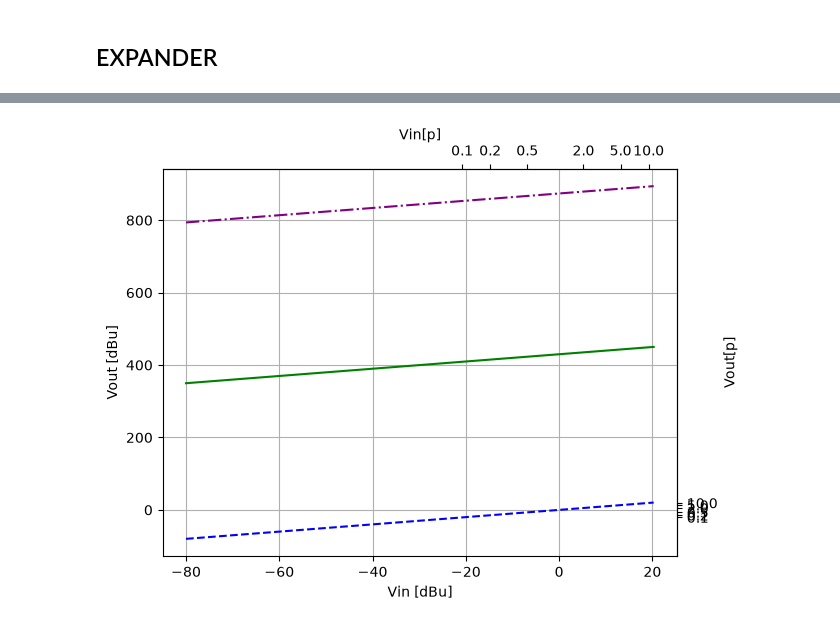
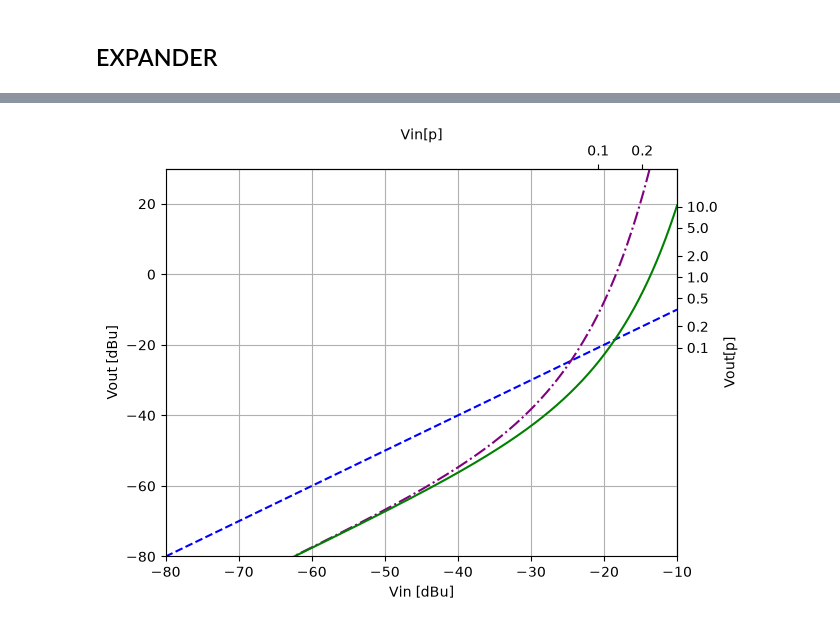
Before and after one commit to DeMarco/DMH-BBDelay, a Jupyter notebook: Simulations/tests.ipynb, the cells around one changed output, grey strips where cells are left out. Cells and saved outputs as stored; diff of their text form; code cells hidden in the pictures.

```diff
--- a/Simulations/tests.ipynb
+++ b/Simulations/tests.ipynb
@@ -165,49 +167,69 @@ plt.grid(which='both')
 # %% [markdown]
 ## EXPANDER
 # %%
-Vref = 0.5
+# Original resistors:
 
-Vout_o = Vin * (R2_o/R1_o)*(1/np.pow(10, 3*Vref))*np.pow(10, u_o)
+R1_o = 10000
+R2_o = 82000
+R3_o = 10000
+R4_o = 90900
+R5_o = 100000
+R6_o = 2 * R5_o
+R7_o = 200000
 
-Vout_n = Vin * (R2_n/R1_n)*(1/np.pow(10, 3*Vref))*np.pow(10, u_n)
+# New resistors
+
+R1_n = 20000
+R2_n = 164000
+R3_n = 10000
+R4_n = 90900
+R5_n = 100000
+R6_n = 2 * R5_n
+R7_n = 100000
+
+Vref = 0.6
+
+# Define Vin in RMS
+
+Vin = np.linspace(0.00007746,8,100000)
+#Vin = np.linspace(1,8,100000)
+
+# Calculate Vout in RMS with original resistors:
+
+u_o = (3/2)*(R7_o/R5_o)*(R4_o/R3_o)*(1/np.sqrt(2))
+
+print(u_o)
+
+# Calculate Vout in RMS with new resistors:
+
+u_n = (3/2)*(R7_n/R5_n)*(R4_n/R3_n)*(1/np.sqrt(2))
+
+Vin_dBu = rms2dBu(Vin)
+
+Vout_o = Vin * (R2_o/R1_o)*(1/np.pow(10, 3*Vref))*np.pow(10, u_o*Vin)
+
+Vout_n = Vin * (R2_n/R1_n)*(1/np.pow(10, 3*Vref))*np.pow(10, u_n*Vin)
 
 Vout_dBu_o = rms2dBu(Vout_o)
 Vout_dBu_n = rms2dBu(Vout_n)
 
 
-fig3, ax1 = plt.subplots(layout='constrained')
-#ax1 = fig3.add_subplot(1, 1, 1)
-ax1.plot(Vin_dBu, Vin_dBu, '--', color='blue')
-ax1.plot(Vin_dBu, Vout_dBu_o, '-.', color='purple')
-ax1.plot(Vin_dBu, Vout_dBu_n, '-', color='green')
-ax1.set_xlabel('Vin [dBu]')
-ax1.set_ylabel('Vout [dBu]')
+fig5, ax3 = plt.subplots(layout='constrained')
+ax3.plot(Vin_dBu, Vin_dBu, '--', color='blue')
+ax3.plot(Vin_dBu, Vout_dBu_o, '-.', color='purple')
+ax3.plot(Vin_dBu, Vout_dBu_n, '-', color='green')
+ax3.set_xlim(-80, -10)
+ax3.set_ylim(-80, 30)
+ax3.set_xlabel('Vin [dBu]')
+ax3.set_ylabel('Vout [dBu]')
 plt.grid(which='both')
 
 
-#secax1 = ax1.secondary_xaxis('top', functions=(dBu2rms, rms2dBu))
-secax1 = ax1.secondary_xaxis('top', functions=(dBu2Vp, Vp2dBu))
-secax1.set_xticks([0.1, 0.2, 0.5, 2, 5, 10])
-secax1.set_xlabel('Vin[p]')
-secax1 = ax1.secondary_yaxis('right', functions=(dBu2Vp, Vp2dBu))
-secax1.set_yticks([0.1, 0.2, 0.5, 2, 5, 10])
-secax1.set_ylabel('Vout[p]')
-
-fig4, ax2 = plt.subplots(layout='constrained')
-ax2.plot(Vin_dBu, Vin_dBu, '--', color='blue')
-ax2.plot(Vin_dBu, Vout_dBu_o, '-.', color='purple')
-ax2.plot(Vin_dBu, Vout_dBu_n, '-', color='green')
-ax2.set_xlabel('Vin [dBu]')
-ax2.set_ylabel('Vout [dBu]')
-ax2.set_xlim(-20,20)
-ax2.set_ylim(-20,20)
-
-#secax2 = ax2.secondary_xaxis('top', functions=(dBu2rms, rms2dBu))
-secax2 = ax2.secondary_xaxis('top', functions=(dBu2Vp, Vp2dBu))
-secax2.set_xticks([0.1, 0.2, 0.3, 0.5, 1, 2, 5, 10])
-secax2.set_xlabel('Vin[p]')
-secax2 = ax2.secondary_yaxis('right', functions=(dBu2Vp, Vp2dBu))
-secax2.set_yticks([0.1, 0.2, 0.3, 0.5, 1, 2, 5, 10])
-secax2.set_ylabel('Vout[p]')
-plt.grid(which='both')
+#secax3 = ax3.secondary_xaxis('top', functions=(dBu2rms, rms2dBu))
+secax3 = ax3.secondary_xaxis('top', functions=(dBu2Vp, Vp2dBu))
+secax3.set_xticks([0.1, 0.2, 0.5, 1, 2, 5, 10])
+secax3.set_xlabel('Vin[p]')
+secax3 = ax3.secondary_yaxis('right', functions=(dBu2Vp, Vp2dBu))
+secax3.set_yticks([0.1, 0.2, 0.5, 1, 2, 5, 10])
+secax3.set_ylabel('Vout[p]')
 # %% [output]
@@ -214 +238 @@ plt.grid(which='both')
-[figure, old version]
+[figure, new version]
```
Also changed, not shown: parts of 5 cells of this notebook, 1 other file.
